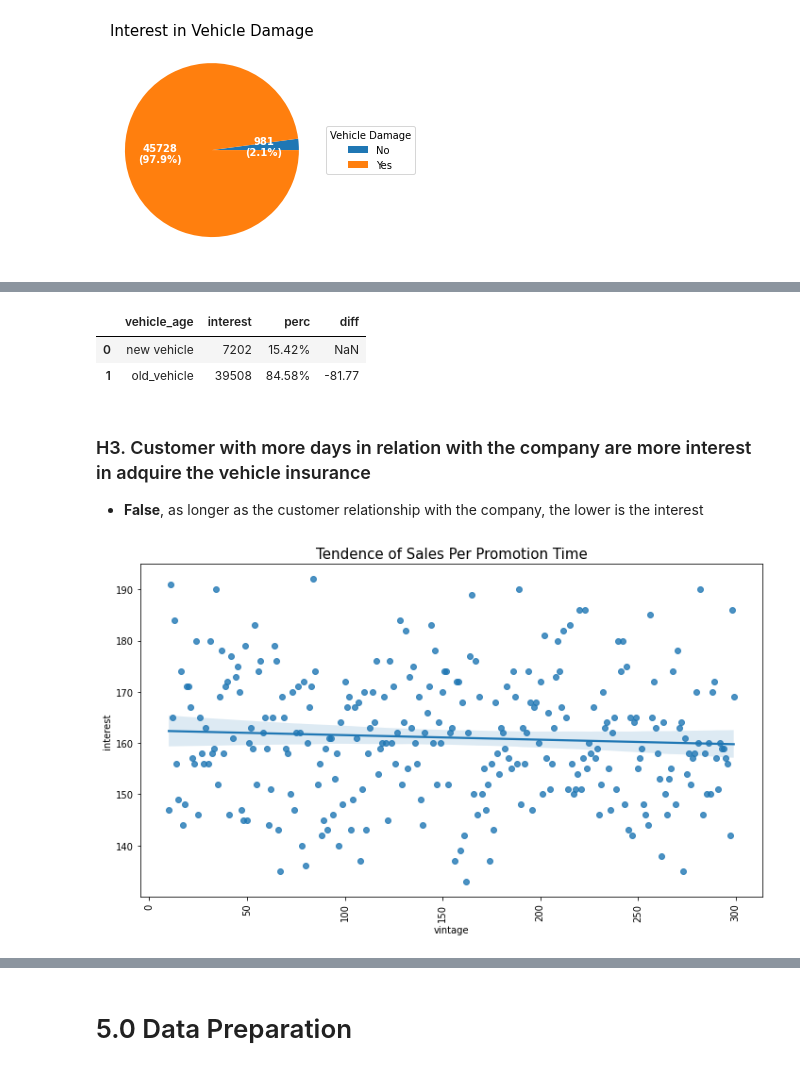
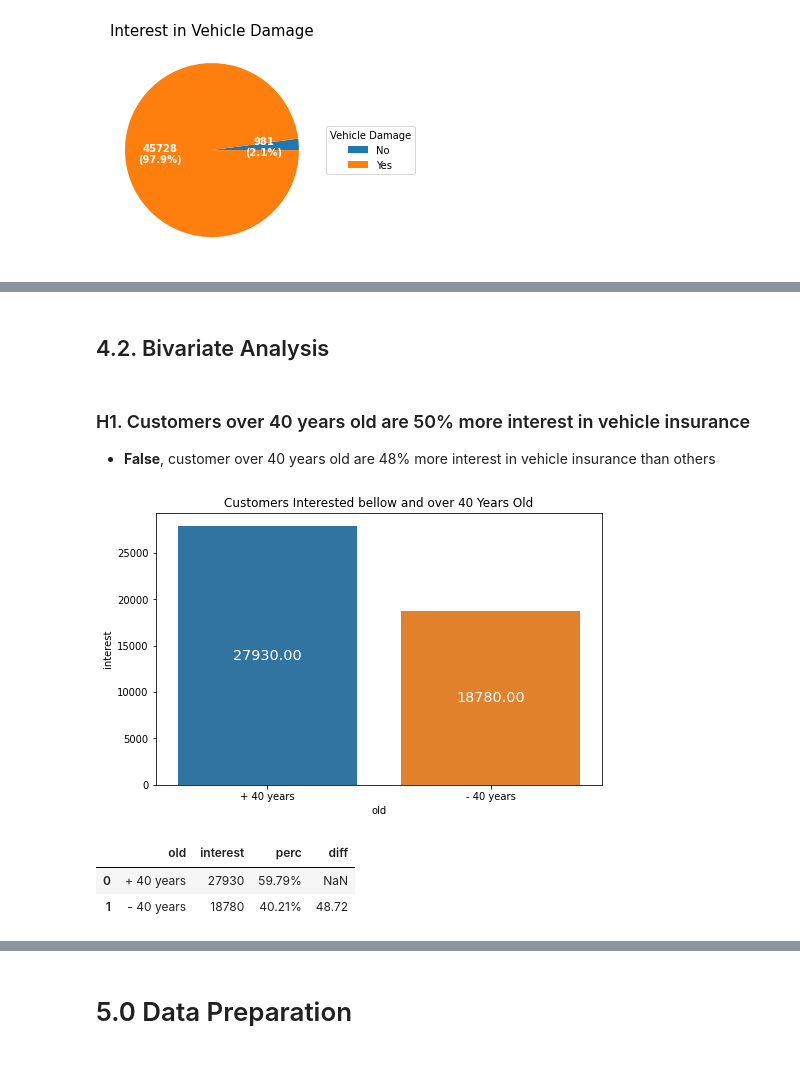
Before and after one commit to ArthurMesquita96/Insurance-Cross-Sell, a Jupyter notebook: insurance_cross_sell_notebook.ipynb, the cells around one changed output, grey strips where cells are left out. Drawn from its saved outputs; the diff is of its cells as text; code cells hidden in the pictures.

```diff
--- a/insurance_cross_sell_notebook.ipynb
+++ b/insurance_cross_sell_notebook.ipynb
@@ -274,8 +357,6 @@ df2.head()
 df2['vehicle_age'] = df2['vehicle_age'].apply(lambda x: 'bellow_1_year' if x == '< 1 Year' else
                                                      'between_1_2_year' if x == '1-2 Year' else
                                                      'over_2_years')
-# vehicle damage
-df2['vehicle_damage'] = df2['vehicle_damage'].map({'Yes':1,'No':0})
 # %%
 df2.head()
 # %% [output]
@@ -562,23 +601,27 @@ for i in g.containers:
-# %%
-aux['perc'] = (round(aux['interest']/aux['interest'].sum()*100,2)).astype(str) + '%'
-aux['diff'] = aux['interest'].rolling(window=2).apply(lambda x: round((x.iloc[0])*100/x.iloc[1]-100,2))
-aux
-# %% [output]
-|  | vehicle_age | interest | perc | diff |
-| 0 | new vehicle | 7202 | 15.42% | NaN |
-| 1 | old_vehicle | 39508 | 84.58% | -81.77 |
-# %% [markdown]
-### H3. Customer with more days in relation with the company are more interest in adquire the vehicle insurance
-
-- **False**, as longer as the customer relationship with the company, the lower is the interest
-# %%
-aux = df4[['vintage','response']].copy()
-aux = aux.groupby('vintage').sum().reset_index().rename(columns={'response':'interest'})
-
-fig = plt.figure(figsize=(10,6))
-sns.regplot(x='vintage', y='interest',data=aux);
-plt.xticks(rotation=90);
-plt.title('Tendence of Sales Per Promotion Time',fontsize=15)
-plt.tight_layout()
-# %% [output]
-[figure, removed]
+# %% [markdown]
+## 4.2. Bivariate Analysis
+# %% [markdown]
+### H1. Customers over 40 years old are 50% more interest in vehicle insurance
+
+- **False**, customer over 40 years old are 48% more interest in vehicle insurance than others
+# %%
+aux = df4[['age','response']].copy()
+aux['old'] = df4['age'].apply(lambda x: '+ 40 years' if x > 40 else '- 40 years')
+aux = aux[['old','response']].groupby('old').sum().reset_index().rename(columns={'response':'interest'})
+
+fig = plt.figure(figsize=(8,5))
+g = sns.barplot(x='old', y='interest', data=aux)
+plt.title('Customers Interested bellow and over 40 Years Old')
+
+for i in g.containers:
+    g.bar_label(i, color='white', label_type= 'center',fontsize='x-large',fmt='%.2f')
+# %% [output]
+[figure, added]
+# %%
+aux['perc'] = (round(aux['interest']/aux['interest'].sum()*100,2)).astype(str) + '%'
+aux['diff'] = aux['interest'].rolling(window=2).apply(lambda x: round((x.iloc[0])*100/x.iloc[1]-100,2))
+aux
+# %% [output]
+|  | old | interest | perc | diff |
+| 0 | + 40 years | 27930 | 59.79% | NaN |
+| 1 | - 40 years | 18780 | 40.21% | 48.72 |
```
Also changed, not shown: parts of 99 cells of this notebook, 2 other files.
